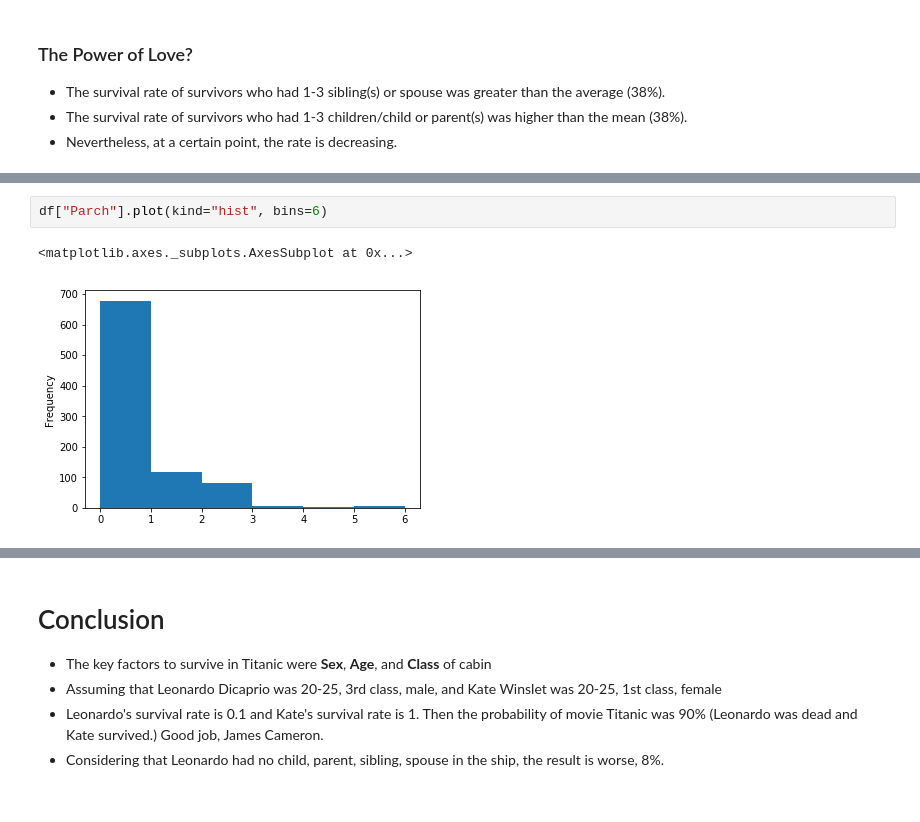
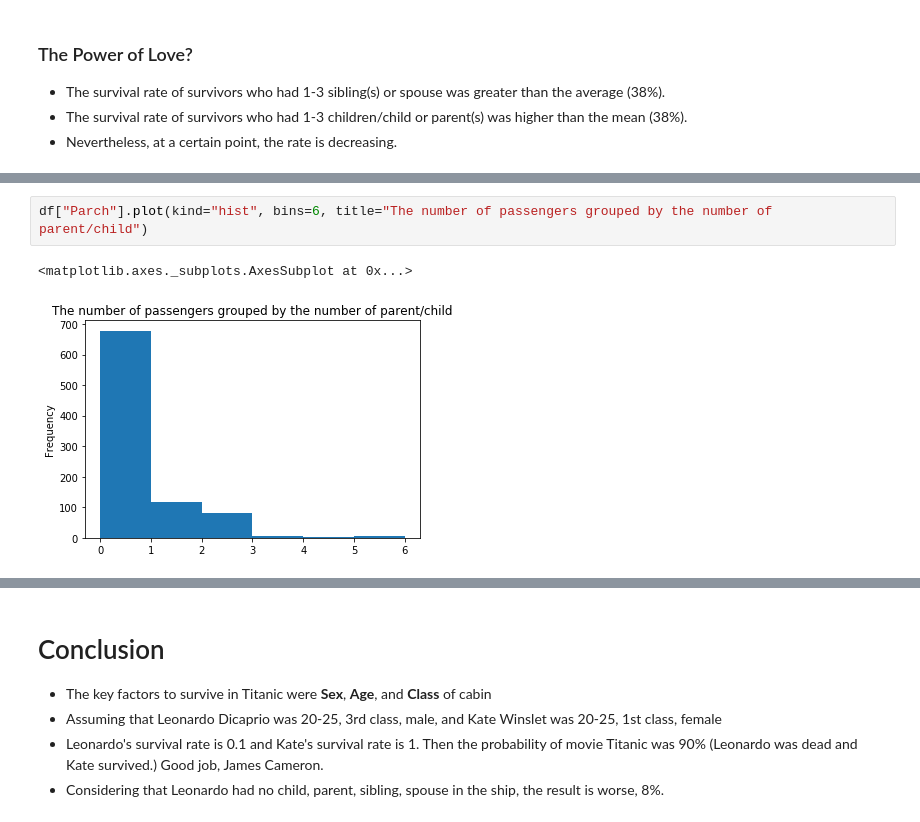
Before and after one commit to marcosdeseul/data-analysis, a Jupyter notebook: titanic-data-analysis/Titanic data.ipynb, the cells around one changed output, grey strips where cells are left out. Drawn from its saved outputs; the diff is of its cells as text.

```diff
--- a/titanic-data-analysis/Titanic data.ipynb
+++ b/titanic-data-analysis/Titanic data.ipynb
@@ -330,5 +329,5 @@ get_ratio_plot("SibSp")
 # %%
-df["Parch"].plot(kind="hist", bins=6)
+df["Parch"].plot(kind="hist", bins=6, title="The number of passengers grouped by the number of parent/child")
 # %% [output]
 <matplotlib.axes._subplots.AxesSubplot at 0x...>
-[figure, old version]
+[figure, new version]
```
Also changed, not shown: parts of 16 cells of this notebook, 1 other file.
